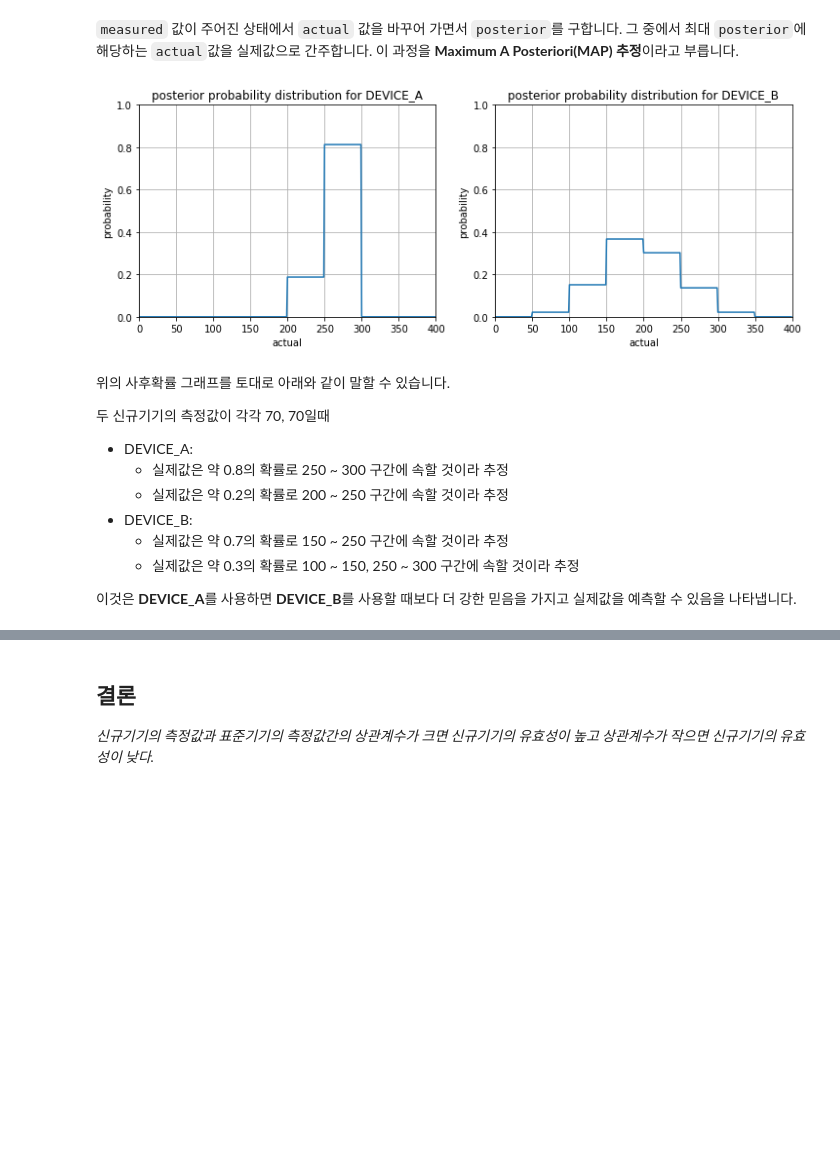
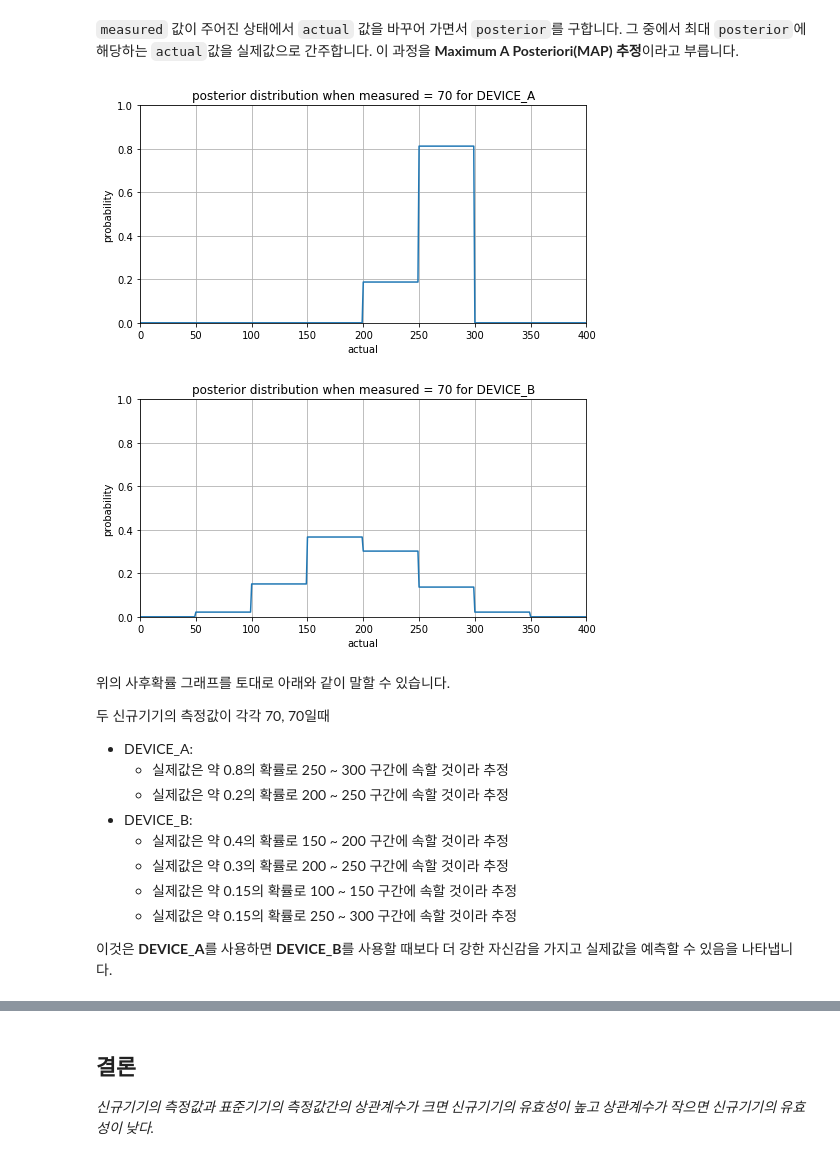
Before and after one commit to trvoid/ml-study, a Jupyter notebook: device-validation/device-validation-by-histogram-model.ipynb, the cells around one changed output, grey strips where cells are left out. Saved outputs shown, nothing was run; the diff lists cells and outputs as text; code cells hidden in the pictures; blank space fills up the shorter version.

Commit message:
Defined a function: plot_posterior_distribution(hist_table, measured, title)

```diff
--- a/device-validation/device-validation-by-histogram-model.ipynb
+++ b/device-validation/device-validation-by-histogram-model.ipynb
@@ -339,39 +359,31 @@ def get_posterior(hist_table, actual, measured):
 # %% [markdown]
 `measured` 값이 주어진 상태에서 `actual` 값을 바꾸어 가면서 `posterior`를 구합니다. 그 중에서 최대 `posterior`에 해당하는 `actual`값을 실제값으로 간주합니다. 이 과정을 **Maximum A Posteriori(MAP) 추정**이라고 부릅니다.
 # %%
-actual_arr = np.linspace(RANGE_ACTUAL[0], RANGE_ACTUAL[1], 400, endpoint = False)
-posterior_a = []
-posterior_b = []
-for actual in actual_arr:
-    p = get_posterior(hist_table_a, actual, measured_a)
-    posterior_a.append(p)
-for actual in actual_arr:
-    p = get_posterior(hist_table_b, actual, measured_b)
-    posterior_b.append(p)
+def plot_posterior_distribution(hist_table, measured, title):
+    actual_arr = np.linspace(RANGE_ACTUAL[0], RANGE_ACTUAL[1], 400, endpoint = False)
+    posterior_arr = []
 
-plt.figure(figsize = (12, 4))
+    for actual in actual_arr:
+        posterior = get_posterior(hist_table, actual, measured)
+        posterior_arr.append(posterior)
 
-plt.subplot(121)
-plt.plot(actual_arr, posterior_a)
-plt.grid(True)
-plt.xlim(RANGE_ACTUAL[0], RANGE_ACTUAL[1])
-plt.ylim(0, 1.0)
-plt.xlabel('actual')
-plt.ylabel('probability')
-plt.title('posterior probability distribution for DEVICE_A')
+    plt.figure(figsize = (8, 4))
 
-plt.subplot(122)
-plt.plot(actual_arr, posterior_b)
-plt.grid(True)
-plt.xlim(RANGE_ACTUAL[0], RANGE_ACTUAL[1])
-plt.ylim(0, 1.0)
-plt.xlabel('actual')
-plt.ylabel('probability')
-plt.title('posterior probability distribution for DEVICE_B')
+    plt.plot(actual_arr, posterior_arr)
+    plt.grid(True)
+    plt.xlim(RANGE_ACTUAL[0], RANGE_ACTUAL[1])
+    plt.ylim(0, 1.0)
+    plt.xlabel('actual')
+    plt.ylabel('probability')
+    plt.title(title)
 
-plt.show()
+    plt.show()
-# %% [output]
-[figure, removed]
+# %%
+plot_posterior_distribution(hist_table_a, measured_a, f'posterior distribution when measured = {measured_a} for DEVICE_A')
+plot_posterior_distribution(hist_table_b, measured_b, f'posterior distribution when measured = {measured_b} for DEVICE_B')
+# %% [output]
+[figure, added]
+[figure, added]
 # %% [markdown]
 위의 사후확률 그래프를 토대로 아래와 같이 말할 수 있습니다.
 
@@ -381,7 +393,9 @@ plt.show()
     * 실제값은 약 0.8의 확률로 250 ~ 300 구간에 속할 것이라 추정
     * 실제값은 약 0.2의 확률로 200 ~ 250 구간에 속할 것이라 추정
 * DEVICE_B:
-    * 실제값은 약 0.7의 확률로 150 ~ 250 구간에 속할 것이라 추정
-    * 실제값은 약 0.3의 확률로 100 ~ 150, 250 ~ 300 구간에 속할 것이라 추정
+    * 실제값은 약 0.4의 확률로 150 ~ 200 구간에 속할 것이라 추정
+    * 실제값은 약 0.3의 확률로 200 ~ 250 구간에 속할 것이라 추정
+    * 실제값은 약 0.15의 확률로 100 ~ 150 구간에 속할 것이라 추정
+    * 실제값은 약 0.15의 확률로 250 ~ 300 구간에 속할 것이라 추정
 
-이것은 **DEVICE_A**를 사용하면 **DEVICE_B**를 사용할 때보다 더 강한 믿음을 가지고 실제값을 예측할 수 있음을 나타냅니다.
+이것은 **DEVICE_A**를 사용하면 **DEVICE_B**를 사용할 때보다 더 강한 자신감을 가지고 실제값을 예측할 수 있음을 나타냅니다.
```
Also changed, not shown: parts of 7 cells of this notebook.
